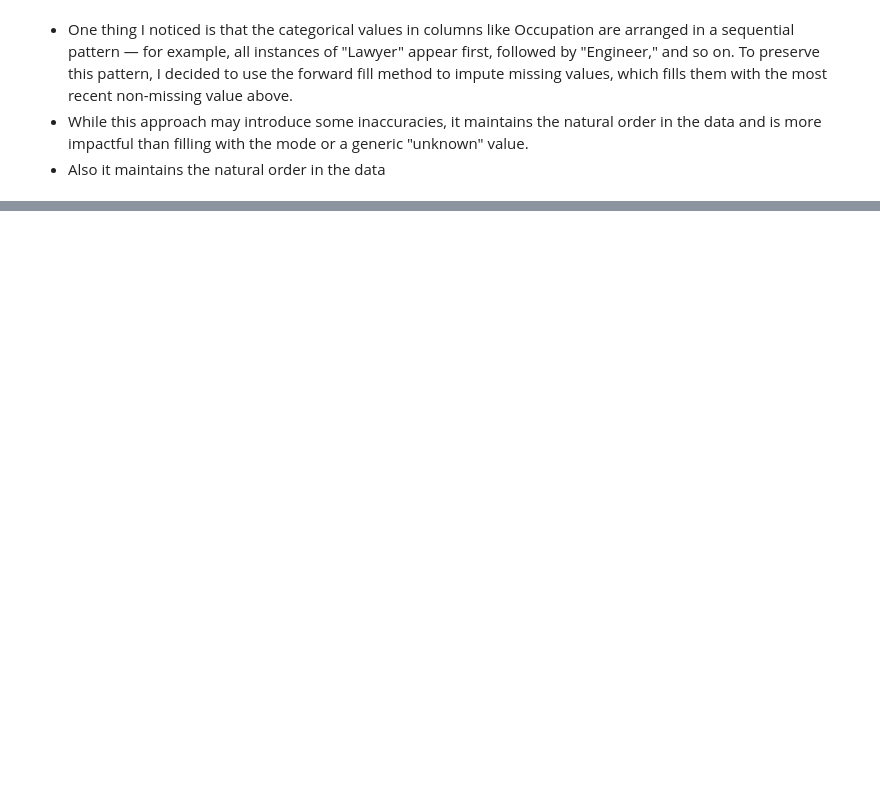
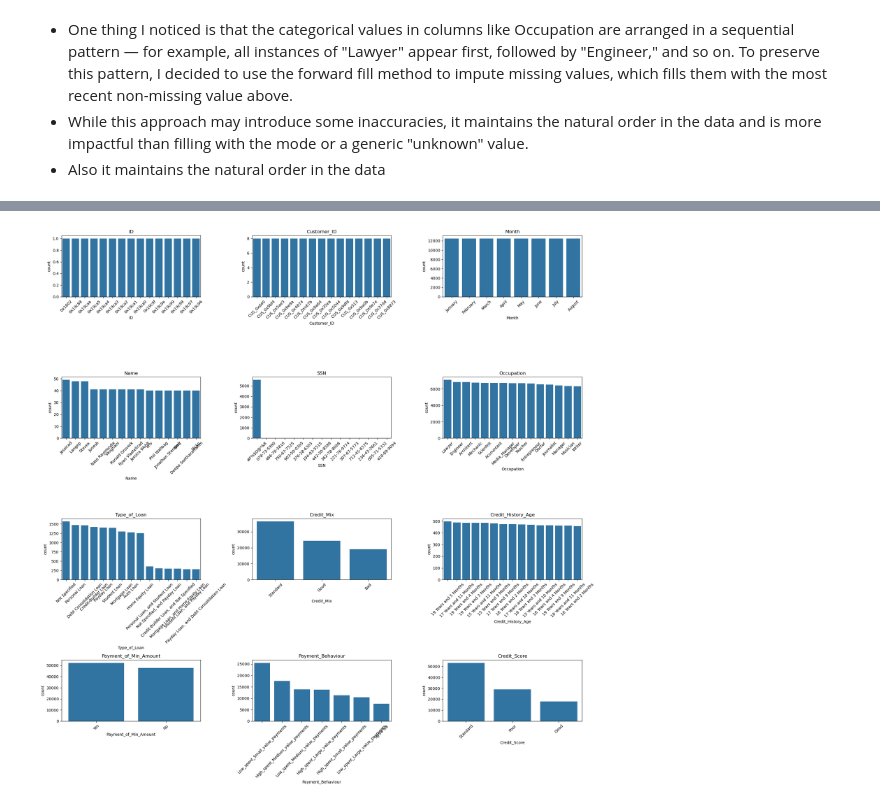
Before and after one commit to danisharain12/Credit-Score-Classification, a Jupyter notebook: Credit Score Classification.ipynb, the cells around one changed output, grey strips where cells are left out. Cells and saved outputs as stored; diff of their text form; code cells hidden in the pictures; blank space fills up the shorter version.

```diff
--- a/Credit Score Classification.ipynb
+++ b/Credit Score Classification.ipynb
@@ -376,0 +402,13 @@ for i in unk_missing:
+# %%
+plt.figure(figsize=(20,20))
+for i, col in enumerate(cat):
+    plt.subplot(4, 3, i + 1)
+    top_15 = df[col].value_counts().nlargest(15).sort_values(ascending=False).index
+    sns.countplot(data=df[df[col].isin(top_15)], x=col, order=top_15)
+    plt.title(col)
+    plt.xticks(rotation=45)
+
+plt.tight_layout()
+plt.show()
+# %% [output]
+[figure, added]
```
Also changed, not shown: parts of 29 cells of this notebook.
